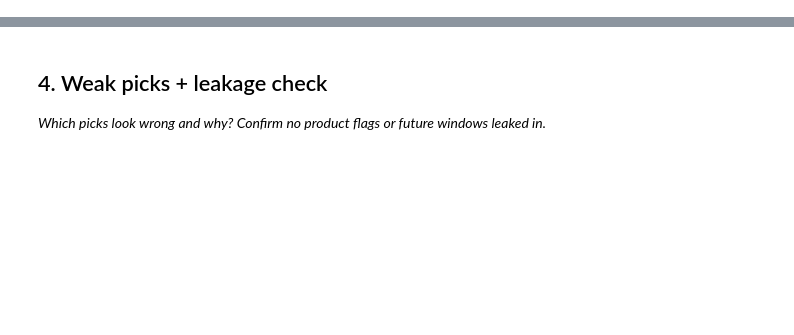
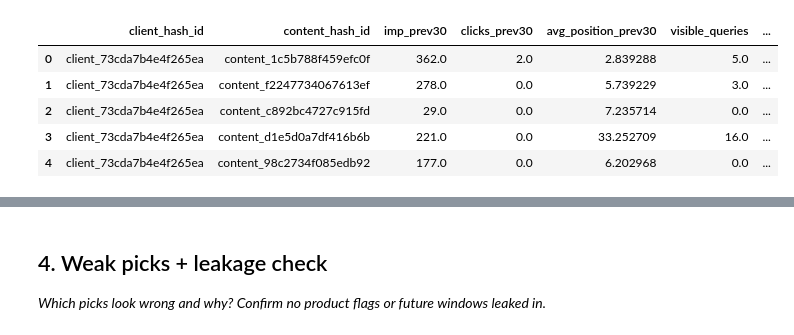
Before and after one commit to mohsanalee/flyrank-ml-internship, a Jupyter notebook: work/notebooks/w04_baseline_score.ipynb, the cells around one changed output, grey strips where cells are left out. Saved outputs shown, nothing was run; the diff lists cells and outputs as text; code cells hidden in the pictures; blank space fills up the shorter version.

```diff
--- a/work/notebooks/w04_baseline_score.ipynb
+++ b/work/notebooks/w04_baseline_score.ipynb
@@ -15,0 +27,75 @@ This skeleton is yours to fill. Work the sections **in order** — each one has
+# %%
+# ---- Signal check A: avg_position_prev30 vs CTR ----
+import os, getpass
+import duckdb
+import pandas as pd
+
+HF_TOKEN = os.environ.get("HF_TOKEN")
+if not HF_TOKEN:
+    HF_TOKEN = getpass.getpass("Enter your Hugging Face READ token (hf_...): ")
+
+con = duckdb.connect()
+con.execute(f"""
+    CREATE OR REPLACE SECRET hf (TYPE HUGGINGFACE, TOKEN '{HF_TOKEN}')
+""")
+
+from huggingface_hub import snapshot_download
+from pathlib import Path
+
+path = snapshot_download(
+    repo_id="FlyRank/internship-warehouse",
+    repo_type="dataset",
+    token=HF_TOKEN,
+    allow_patterns=["fact_content_daily_performance/month=2026-03/*"],
+)
+path_prev = snapshot_download(
+    repo_id="FlyRank/internship-warehouse",
+    repo_type="dataset",
+    token=HF_TOKEN,
+    allow_patterns=["fact_content_daily_performance/month=2026-02/*"],
+)
+
+march_files = list(Path(path).rglob("fact_content_daily_performance/month=2026-03/*.parquet"))
+feb_files = list(Path(path_prev).rglob("fact_content_daily_performance/month=2026-02/*.parquet"))
+
+print("March files:", len(march_files), "| February files:", len(feb_files))
+
+# Build the same prev30 feature frame as the Week 3 contract (Mar 2 - Mar 31 window).
+features = con.sql(f"""
+    WITH daily AS (
+        SELECT * FROM read_parquet(['{feb_files[0]}', '{march_files[0]}'])
+    ),
+    prev30 AS (
+        SELECT
+            client_hash_id,
+            content_hash_id,
+            SUM(COALESCE(gsc_impressions, 0)) AS imp_prev30,
+            SUM(COALESCE(gsc_clicks, 0)) AS clicks_prev30,
+            AVG(gsc_avg_position) AS avg_position_prev30
+        FROM daily
+        WHERE report_date >= DATE '2026-03-02'
+          AND report_date <= DATE '2026-03-31'
+        GROUP BY 1, 2
+    )
+    SELECT * FROM prev30 WHERE imp_prev30 > 0
+""").df()
+
+query_path = Path(path) / "fact_content_query_90d.parquet"
+query_features = con.sql(f"""
+    SELECT
+        client_hash_id,
+        content_hash_id,
+        MAX(content_visible_query_count) AS visible_queries,
+        MAX(anonymized_impressions_share) AS top_query_share
+    FROM read_parquet('{query_path}')
+    GROUP BY 1, 2
+""").df()
+
+feature_frame = features.merge(query_features, on=["client_hash_id", "content_hash_id"], how="left")
+feature_frame["visible_queries"] = feature_frame["visible_queries"].fillna(0)
+feature_frame["top_query_share"] = feature_frame["top_query_share"].fillna(0)
+feature_frame["ctr_prev30"] = feature_frame["clicks_prev30"] / feature_frame["imp_prev30"]
+
+print("feature_frame rows:", len(feature_frame))
+feature_frame.head()
+# %% [output]
@@ -15,0 +104,6 @@ This skeleton is yours to fill. Work the sections **in order** — each one has
+|  | client_hash_id | content_hash_id | imp_prev30 | clicks_prev30 | avg_position_prev30 | visible_queries | ... |
+| 0 | client_73cda7b4e4f265ea | content_1c5b788f459efc0f | 362.0 | 2.0 | 2.839288 | 5.0 | ... |
+| 1 | client_73cda7b4e4f265ea | content_f2247734067613ef | 278.0 | 0.0 | 5.739229 | 3.0 | ... |
+| 2 | client_73cda7b4e4f265ea | content_c892bc4727c915fd | 29.0 | 0.0 | 7.235714 | 0.0 | ... |
+| 3 | client_73cda7b4e4f265ea | content_d1e5d0a7df416b6b | 221.0 | 0.0 | 33.252709 | 16.0 | ... |
+| 4 | client_73cda7b4e4f265ea | content_98c2734f085edb92 | 177.0 | 0.0 | 6.202968 | 0.0 | ... |
```
Also changed, not shown: parts of 20 cells of this notebook.
